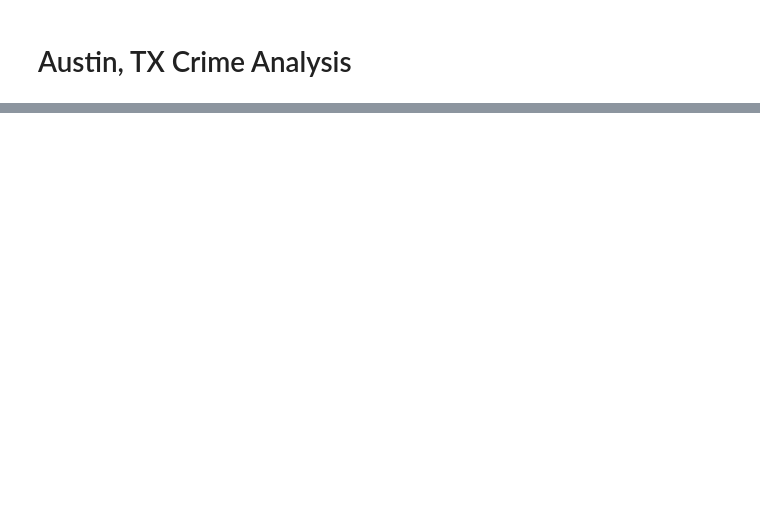
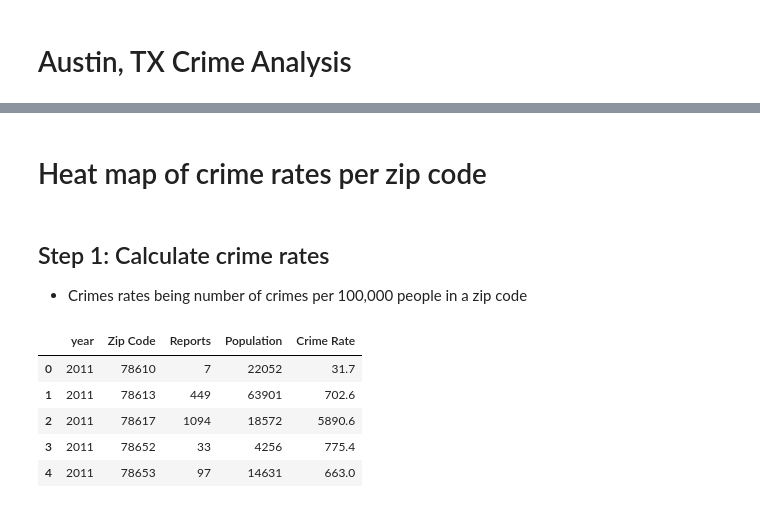
Before and after one commit to AshleyMcGee/atx_crime_analysis, a Jupyter notebook: robert_mcalmon/ATX_Crime_Analysis.ipynb, the cells around one changed output, grey strips where cells are left out. Drawn from its saved outputs; the diff is of its cells as text; code cells hidden in the pictures; blank space fills up the shorter version.

```diff
--- a/robert_mcalmon/ATX_Crime_Analysis.ipynb
+++ b/robert_mcalmon/ATX_Crime_Analysis.ipynb
@@ -121,0 +157,20 @@ census_df.head()
+# %% [markdown]
+# Heat map of crime rates per zip code
+# %% [markdown]
+## Step 1: Calculate crime rates
+* Crimes rates being number of crimes per 100,000 people in a zip code
+# %%
+rates_df = crime_df.groupby(['year', 'Zip Code'])['Highest Offense Description'].count().to_frame().rename(columns={'Highest Offense Description' : 'Reports'}).reset_index()
+
+rates_df = rates_df.merge(census_df, on=['year', 'Zip Code'])
+
+rates_df['Crime Rate'] = round(100_000 * rates_df['Reports'] / rates_df['Population'],1)
+
+rates_df.head()
+# %% [output]
+|  | year | Zip Code | Reports | Population | Crime Rate |
+| 0 | 2011 | 78610 | 7 | 22052 | 31.7 |
+| 1 | 2011 | 78613 | 449 | 63901 | 702.6 |
+| 2 | 2011 | 78617 | 1094 | 18572 | 5890.6 |
+| 3 | 2011 | 78652 | 33 | 4256 | 775.4 |
+| 4 | 2011 | 78653 | 97 | 14631 | 663.0 |
```
Also changed, not shown: parts of 19 cells of this notebook, 5 other files.
